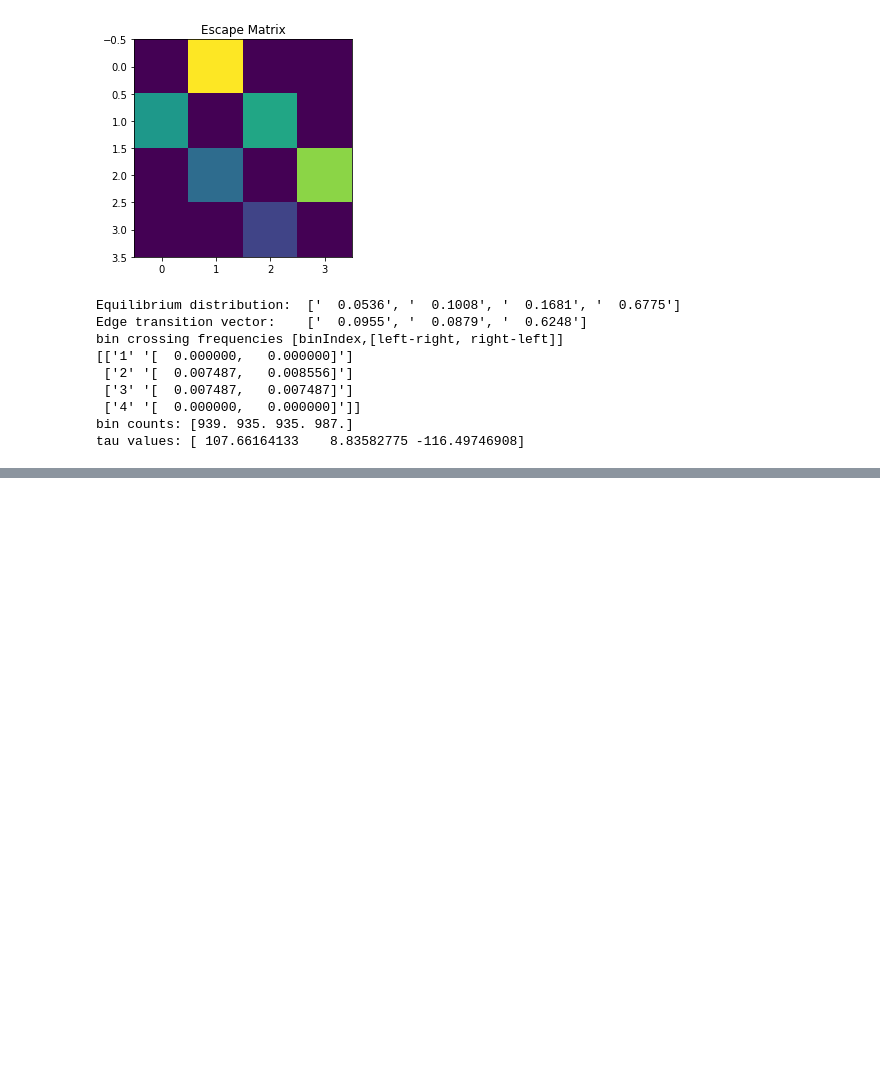
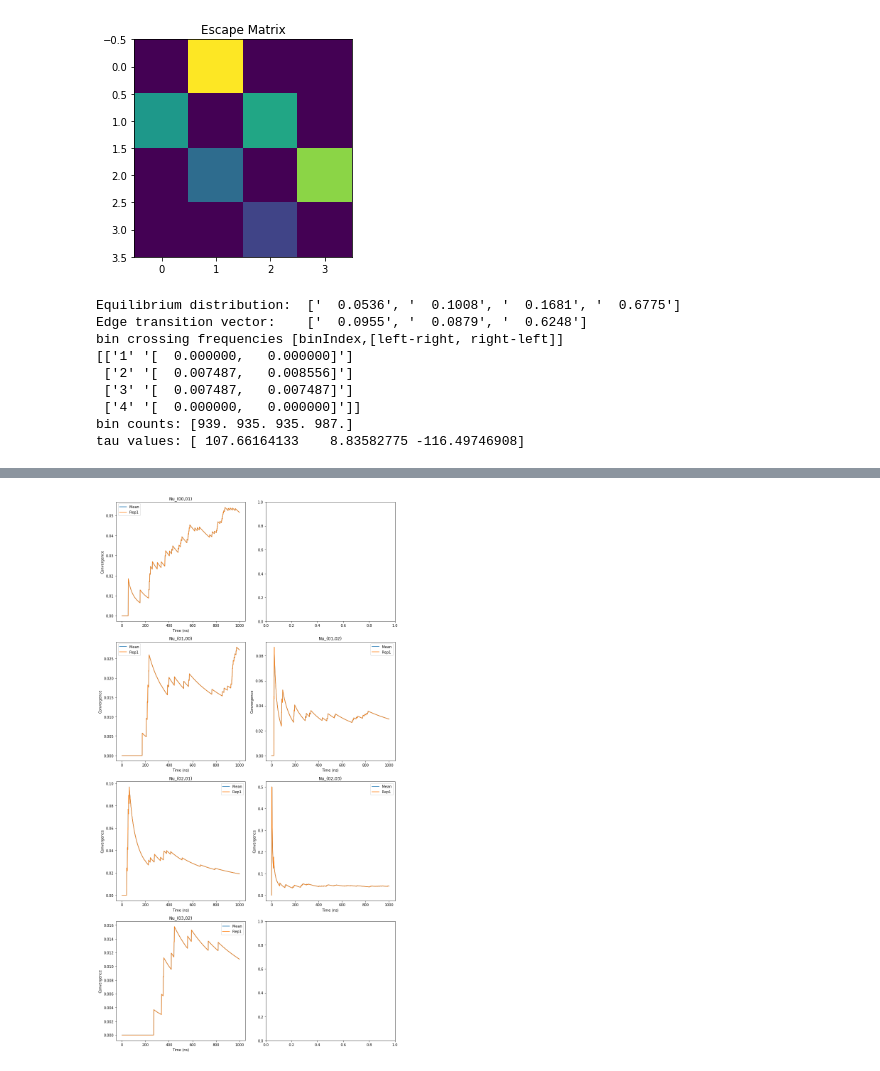
Before and after one commit to wesleymsmith/Milestoning_Analysis, a Jupyter notebook: Analyze_MD_Milestoning_Data.ipynb, the cells around one changed output, grey strips where cells are left out. Saved outputs shown, nothing was run; the diff lists cells and outputs as text; code cells hidden in the pictures; blank space fills up the shorter version.

Commit message:
Added convergence checking with multi-replica support function to analysis_functions.py

```diff
--- a/Analyze_MD_Milestoning_Data.ipynb
+++ b/Analyze_MD_Milestoning_Data.ipynb
@@ -391,0 +473,15 @@ tau values: [ 107.66164133    8.83582775 -116.49746908]
+# %%
+windows=simData.Window.unique()
+convergenceDataTables=[]
+for window in windows:
+    windowCenters=(winMins+winMaxs)/2.0
+    rowData=simData[simData.Window==window]
+    #binEdges=winMins[1:] #np.concatenate([winMins,[winMaxs[-1]]])
+    #digitize_kwds={"bins":binEdges}
+    #rowData['X_Index']=rowData.X.apply(np.digitize,**digitize_kwds)
+    rowData['X_Index']=rowData.X.apply(lambda x: np.argmin(np.abs(x-windowCenters)))
+    rowData['Rep']='Rep1'
+    convergenceDataTable=compute_escape_matrix_row_convergence(rowData,multiReplica=True)
+    convergenceDataTables.append(convergenceDataTable)
+convergenceDataTable=pd.concat(convergenceDataTables)
+convergenceDataTable.head()
@@ -391,0 +514,45 @@ tau values: [ 107.66164133    8.83582775 -116.49746908]
+# %%
+i_vals=convergenceDataTable.i.unique()
+di_vals=convergenceDataTable.di.unique()
+frameFreq=500
+dt=.002
+dFrame=frameFreq*dt
+
+xLab='Time (ns)'
+yLab='Convergence'
+
+nrows=len(i_vals)
+ncols=len(di_vals)
+pwidth=12.0
+phpad=1.0
+pheight=1.0*(pwidth-phpad)*nrows/ncols
+
+fig,axs=plt.subplots(nrows,ncols)
+fig.set_figwidth(pwidth)
+fig.set_figheight(pheight)
+
+for prow,i_val in enumerate(i_vals):
+    di_vals=convergenceDataTable[
+        convergenceDataTable.i==i_val].di.unique()
+    for pcol,di_val in enumerate(di_vals):
+        tempData=convergenceDataTable[
+            (convergenceDataTable.i==i_val) &\
+            (convergenceDataTable.di==di_val)]
+        reps=tempData.Rep.unique()
+        if len(axs.shape)>1:
+            ax=axs[prow,pcol]
+        else:
+            ax=axs[pcol]
+        ax.set_title('Nu_(%02g,%02g)'%(i_val,i_val+di_val))
+        ax.set_xlabel(xLab)
+        ax.set_ylabel(yLab)
+        for rep in reps:
+            plotData=tempData[tempData.Rep==rep]
+            ax.plot(plotData.Frame*dFrame,plotData.nu,
+                    label=rep)
+            ax.grid()
+            ax.legend()
+plt.tight_layout()
+plt.show()
+# %% [output]
+[figure, added]
```
Also changed, not shown: parts of 4 cells of this notebook, 1 other file.
